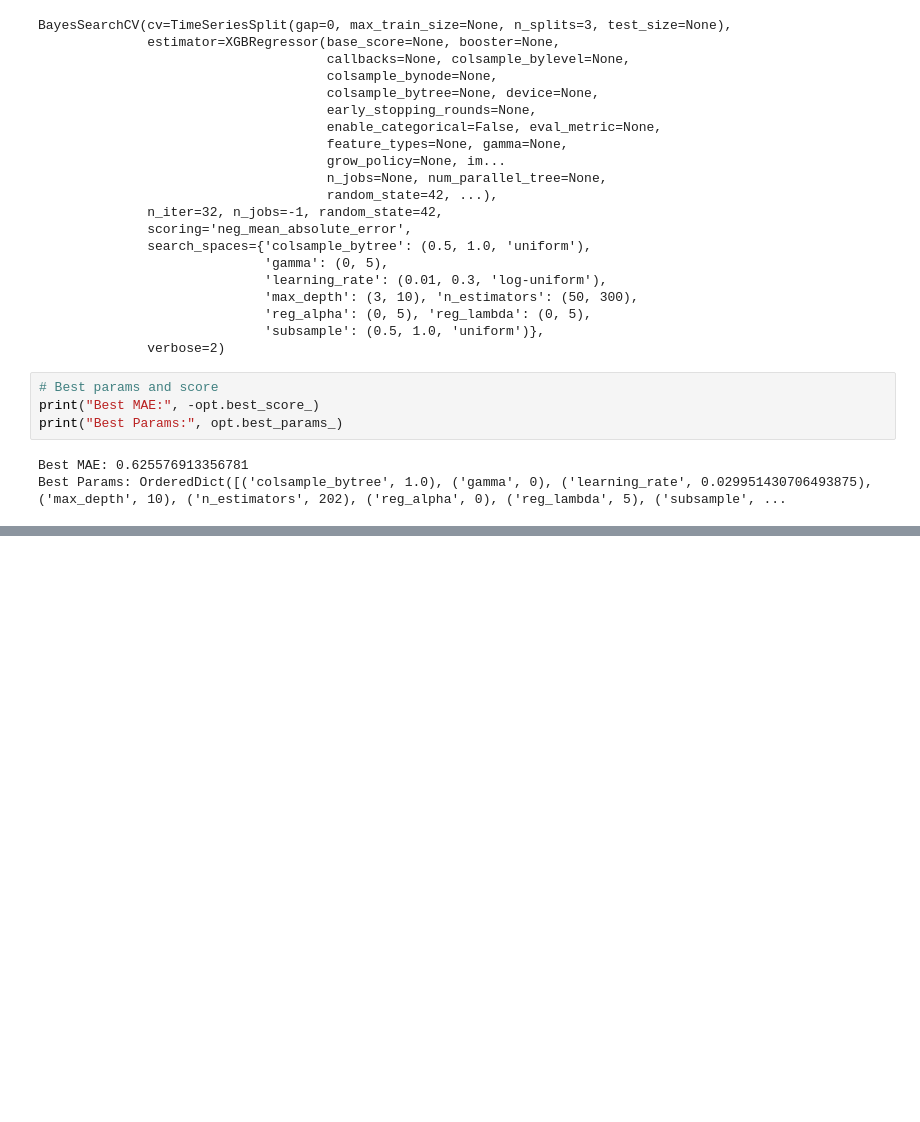
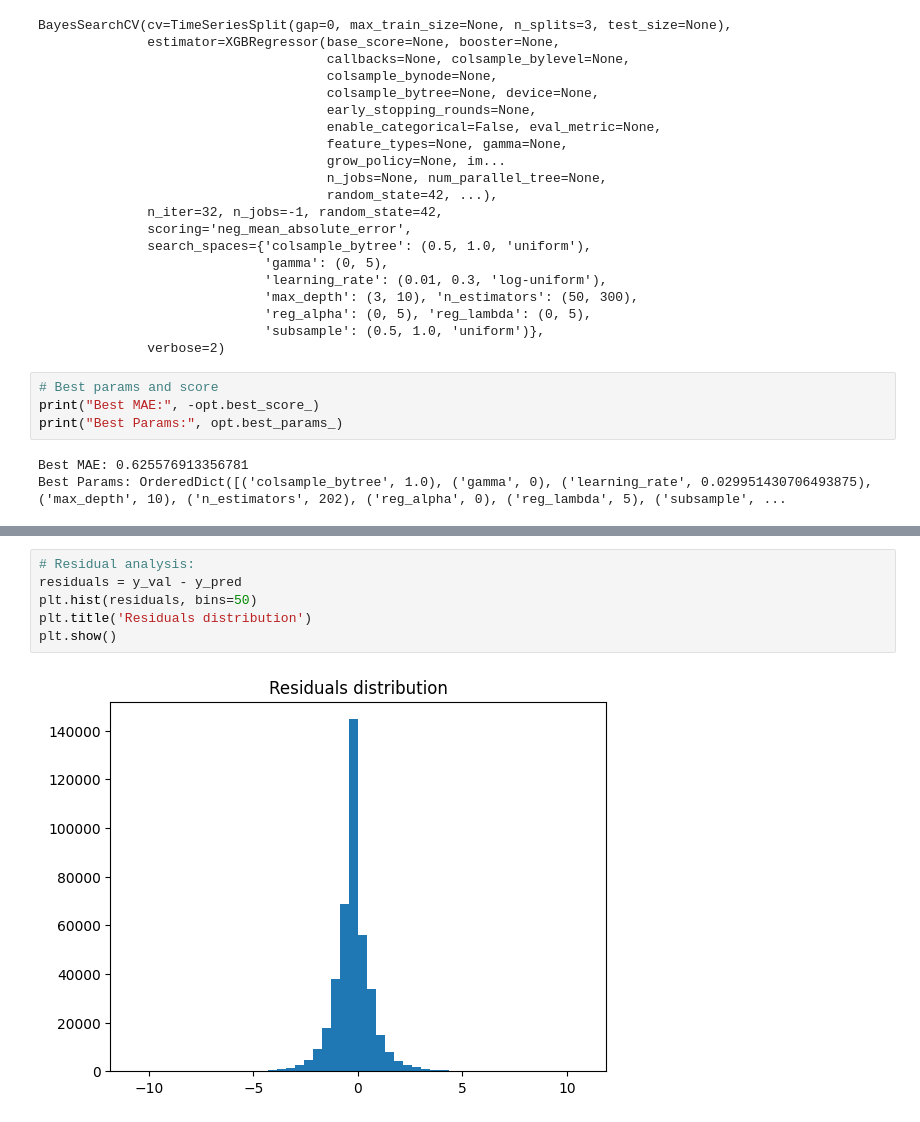
Before and after one commit to telmacarvalho/cases, a Jupyter notebook: case_bees.ipynb, the cells around one changed output, grey strips where cells are left out. Drawn from its saved outputs; the diff is of its cells as text; blank space fills up the shorter version.

```diff
--- a/case_bees.ipynb
+++ b/case_bees.ipynb
@@ -1764,0 +1780,8 @@ Best Params: OrderedDict([('colsample_bytree', 1.0), ('gamma', 0), ('learning_ra
+# %%
+# Residual analysis:
+residuals = y_val - y_pred
+plt.hist(residuals, bins=50)
+plt.title('Residuals distribution')
+plt.show()
+# %% [output]
+[figure, added]
```
Also changed, not shown: parts of 27 cells of this notebook.
